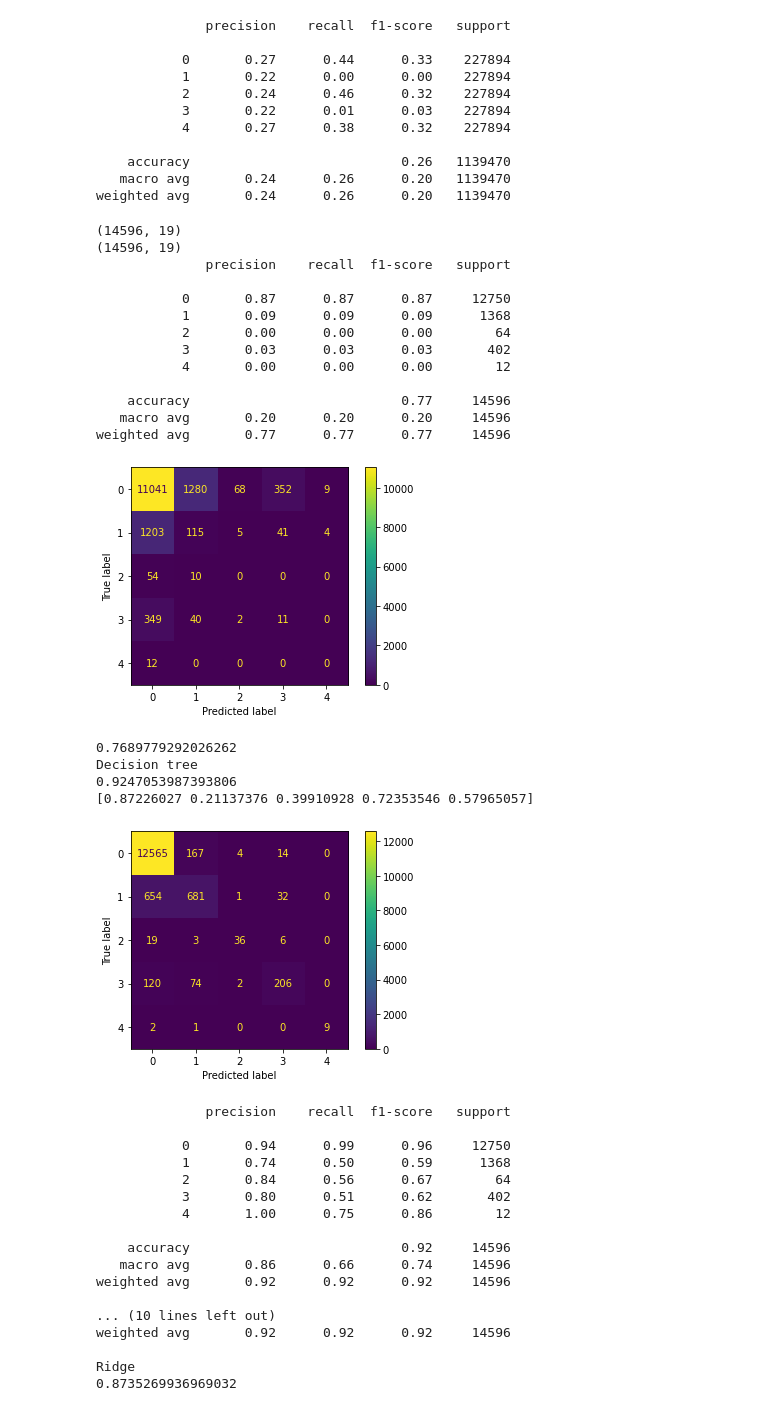
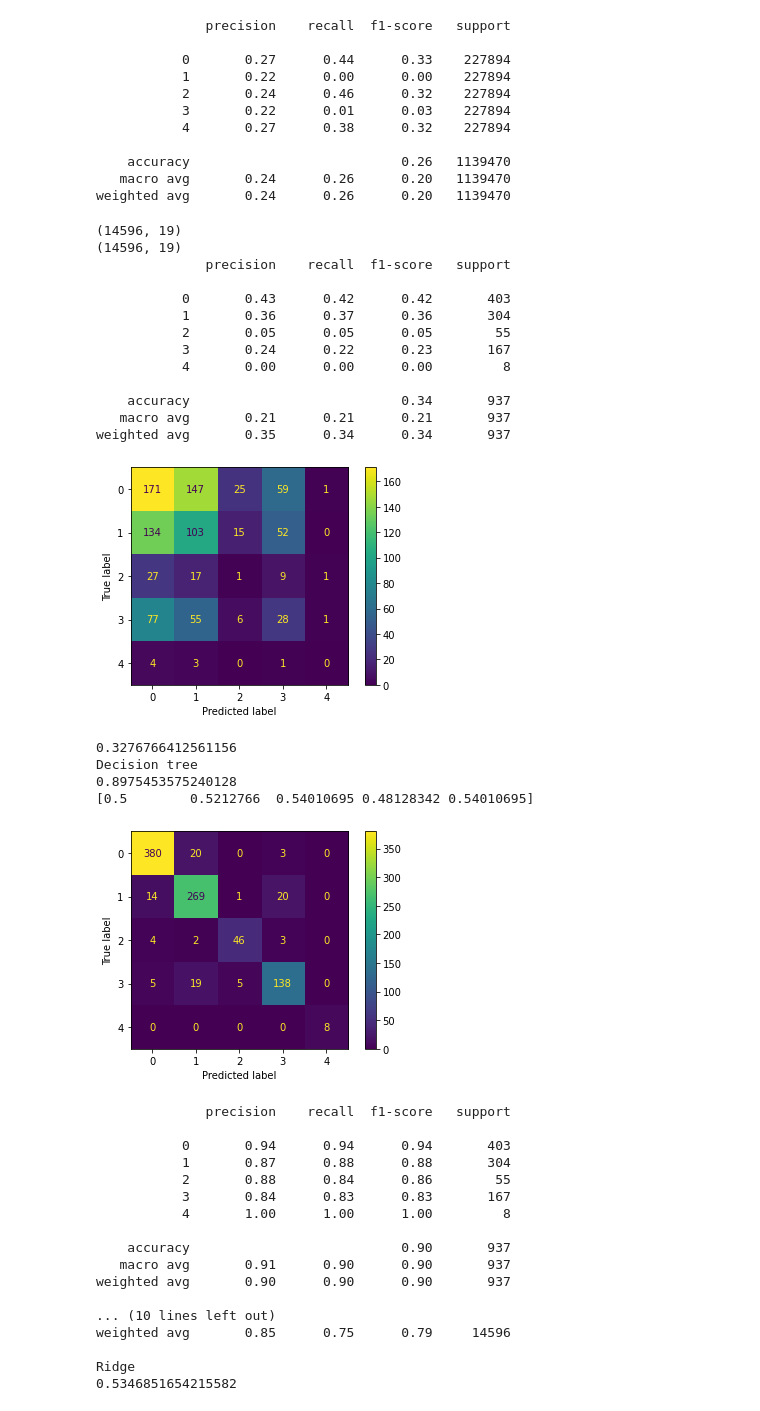
Before and after one commit to cwwalsh/machine-learning-project, a Jupyter notebook: project.ipynb, the cells around one changed output. Drawn from its saved outputs; the diff is of its cells as text; code cells hidden in the pictures.

```diff
--- a/project.ipynb
+++ b/project.ipynb
@@ -643,15 +643,13 @@ def oneToOne(df, column):
 
     count = [{"col": val, "count": df[df[column] == val].shape[0]} for val in df[column].unique()]
     count.sort(key=lambda x: x.get("count"))
-    #print(df[df[column] ==  "Protests"].sample(count[0]))
-    #print(count[0] * 10)
     i = 1
     for col in count:
         if ret.empty:
             ret = pd.DataFrame(df[df[column] == col.get("col")].sample(math.floor(count[0].get("count") * i), replace=True).drop_duplicates())
         else:
             ret = ret.append(df[df[column] == col.get("col")].sample(math.floor(count[0].get("count") * i), replace=True).drop_duplicates())
-        i = i + 8
+        i = i + 10
     return ret
 
 def manyToOne(df, column):
@@ -661,7 +659,7 @@ def manyToOne(df, column):
     count = [df[df[column] == val].shape[0] for val in df[column].unique()]
     count.sort()
 
-def randomSample():
+def randomSample(one=True):
     #Read in data from files
     unrest_df = pd.read_csv("./coronavirus_Oct31.csv")
     #Remove rows with event type of strategic developments
@@ -692,9 +690,11 @@ def randomSample():
     #issueType = merge['EVENT_TYPE']
     #Serialize the data and return it as the expected values for training
     #issueType = issueType.replace(replaceDict(unrest_df, "EVENT_TYPE"))
-
-    #result = oneToOne(merge, 'EVENT_TYPE')
-    result = merge
+    result = pd.DataFrame()
+    if one:
+        result = oneToOne(merge, 'EVENT_TYPE')
+    else:
+        result = merge
     issueType = result['EVENT_TYPE']
     #Serialize the data and return it as the expected values for training
     issueType = issueType.replace(replaceDict(unrest_df, "EVENT_TYPE"))
@@ -712,7 +712,7 @@ trainingData, issueType = randomSample()
 trainingDataNormal = min_max_scaler.fit_transform(trainingData)
 trainingDataNormal = pd.DataFrame(trainingDataNormal)
 
-testData, testIssues = randomSample()
+testData, testIssues = randomSample(False)
 
 testDataNormal = min_max_scaler.fit_transform(testData)
 testDataNormal = pd.DataFrame(testDataNormal)
@@ -786,63 +786,62 @@ tree_std_acc = []
 tree_mean_prec = []
 tree_std_prec = []
 tree_mean_recall = []
 tree_std_recall = []
 tree_c = [10,50,100,125,175,225]
-'''
+
 for C in tree_c:
     testModel = RandomForestClassifier(C, max_depth=15)
     tmpAcc = cross_val_score(testModel, trainingDataNormal, issueType, scoring="accuracy")
     tree_mean_acc.append(tmpAcc.mean())
     tree_std_acc.append(tmpAcc.std())
     tmpPrec = cross_val_score(testModel, trainingDataNormal, issueType, scoring=make_scorer(multiPrecision))
     tree_mean_prec.append(tmpPrec.mean())
     tree_std_prec.append(tmpPrec.std())
     tmpRec = cross_val_score(testModel, trainingDataNormal, issueType, scoring=make_scorer(multiRecall))
     tree_mean_recall.append(tmpRec.mean())
     tree_std_recall.append(tmpRec.std())
 
 plt.errorbar(tree_c, tree_mean_prec, yerr=tree_std_prec)
 plt.errorbar(tree_c, tree_mean_acc, yerr=tree_std_acc)
 plt.errorbar(tree_c, tree_mean_recall, yerr=tree_std_recall)
 plt.legend(['Precision', 'Accuracy', 'Recall'])
 plt.title("Tree Depth")
 plt.xlabel("Depth");plt.ylabel("Accuracy/Precision")
 plt.show()
-'''
 # %% [output]
 (14596, 19)
 (14596, 19)
               precision    recall  f1-score   support
 
-           0       0.87      0.87      0.87     12750
-           1       0.09      0.09      0.09      1368
-           2       0.00      0.00      0.00        64
-           3       0.03      0.03      0.03       402
-           4       0.00      0.00      0.00        12
+           0       0.43      0.42      0.42       403
+           1       0.36      0.37      0.36       304
+           2       0.05      0.05      0.05        55
+           3       0.24      0.22      0.23       167
+           4       0.00      0.00      0.00         8
 
-    accuracy                           0.77     14596
-   macro avg       0.20      0.20      0.20     14596
-weighted avg       0.77      0.77      0.77     14596
+    accuracy                           0.34       937
+   macro avg       0.21      0.21      0.21       937
+weighted avg       0.35      0.34      0.34       937
-[figure, old version]
+[figure, new version]
-0.7689779292026262
+0.3276766412561156
 Decision tree
-0.9247053987393806
-[0.87226027 0.21137376 0.39910928 0.72353546 0.57965057]
+0.8975453575240128
+[0.5        0.5212766  0.54010695 0.48128342 0.54010695]
-[figure, old version]
+[figure, new version]
               precision    recall  f1-score   support
 
-           0       0.94      0.99      0.96     12750
-           1       0.74      0.50      0.59      1368
-           2       0.84      0.56      0.67        64
-           3       0.80      0.51      0.62       402
-           4       1.00      0.75      0.86        12
+           0       0.94      0.94      0.94       403
+           1       0.87      0.88      0.88       304
+           2       0.88      0.84      0.86        55
+           3       0.84      0.83      0.83       167
+           4       1.00      1.00      1.00         8
 
-    accuracy                           0.92     14596
-   macro avg       0.86      0.66      0.74     14596
-weighted avg       0.92      0.92      0.92     14596
+    accuracy                           0.90       937
+   macro avg       0.91      0.90      0.90       937
+weighted avg       0.90      0.90      0.90       937
 
 ... (10 lines left out)
-weighted avg       0.92      0.92      0.92     14596
+weighted avg       0.85      0.75      0.79     14596
 
 Ridge
-0.8735269936969032
+0.5346851654215582
```
Also changed, not shown: parts of 1 cell of this notebook.
